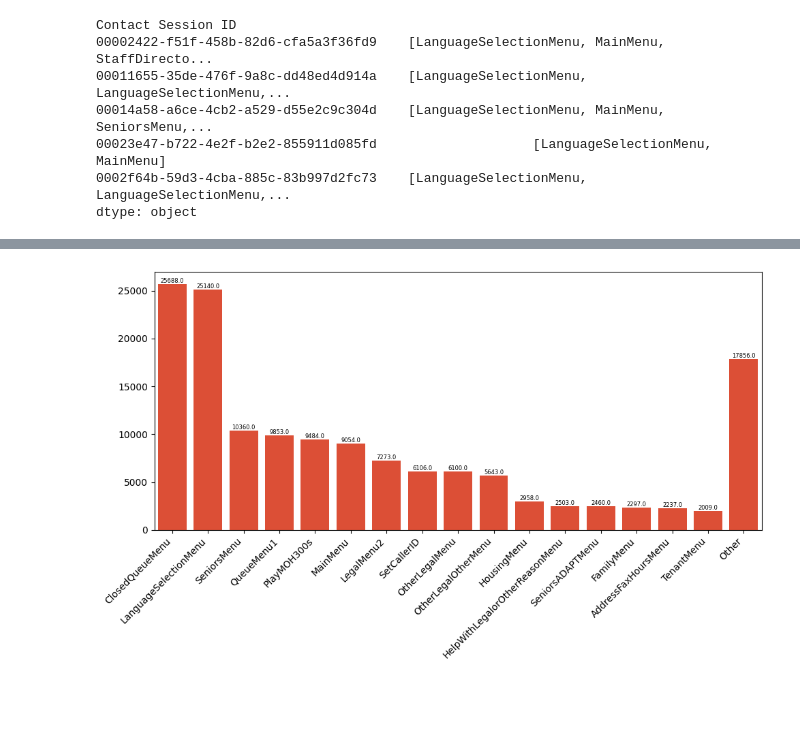
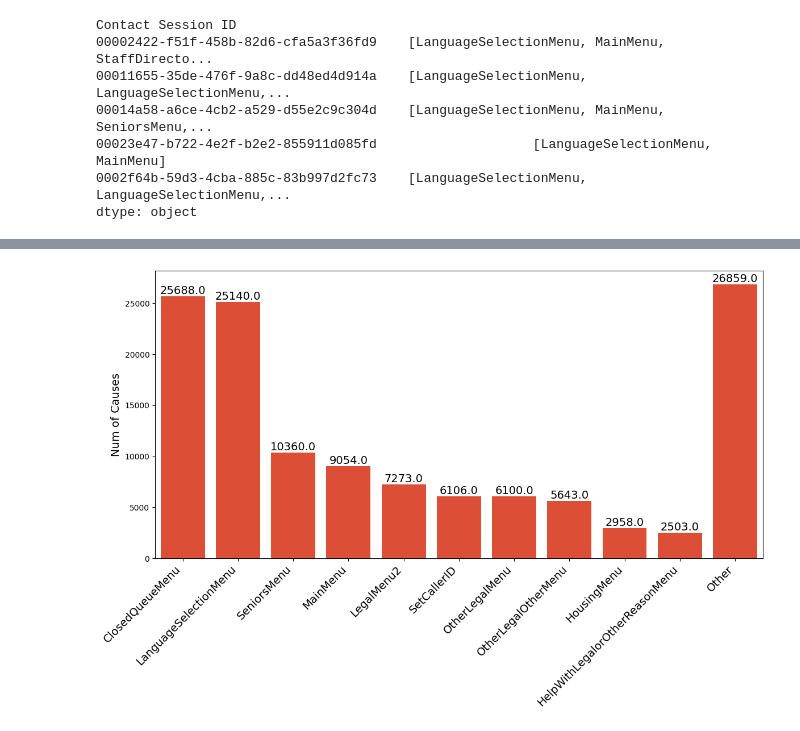
Before and after one commit to arvindkrishna87/STAT390_SP25_LegalAid, a Jupyter notebook: Manual improvements (redundancies)/Exploring Dataset.ipynb, the cells around one changed output, grey strips where cells are left out. Saved outputs shown, nothing was run; the diff lists cells and outputs as text; code cells hidden in the pictures; blank space fills up the shorter version.

```diff
--- a/Manual improvements (redundancies)/Exploring Dataset.ipynb
+++ b/Manual improvements (redundancies)/Exploring Dataset.ipynb
@@ -345,31 +309,15 @@ for x in repeat_act_causes:
 total_act_cause_count={key: value for key, value in total_act_cause_count.items() if value != 0}
 # %%
 total_act_cause_count=pd.Series(total_act_cause_count).sort_values(ascending=False)
-condensed_total_act_cause_count = total_act_cause_count[total_act_cause_count>=2000]
-condensed_total_act_cause_count=pd.concat([condensed_total_act_cause_count,pd.Series(total_act_cause_count[total_act_cause_count<2000].sum(),
+total_act_cause_count.drop(['PlayMOH300s','QueueMenu1'], inplace=True)
+
+condensed_total_act_cause_count = total_act_cause_count[total_act_cause_count>=2500]
+condensed_total_act_cause_count=pd.concat([condensed_total_act_cause_count,pd.Series(total_act_cause_count[total_act_cause_count<2500].sum(),
                                                                                      index=['Other'])])
-# %%
-plt.figure(figsize=(10, 6))
-ax=sns.barplot(condensed_total_act_cause_count, color='#f73c1b')
-for p in ax.patches:
-    height = p.get_height()
-    if not np.isnan(height) and height > 0:
-        ax.text(
-            p.get_x() + p.get_width() / 2,
-            height,
-            f'{height:.1f}',
-            ha='center',
-            va='bottom',
-            fontsize=6  # 👈 Smaller font size for numbers
-        )
-
-# Improve x-axis labels
-ax.set_xticklabels(ax.get_xticklabels(), rotation=45, ha='right')
-
-plt.tight_layout()
-plt.show()
-# %% [output]
-[figure, removed]
+# %%
+bar_graph(condensed_total_act_cause_count, 'Num of Causes')
+# %% [output]
+[figure, added]
 # %%
 #this function iterates through a list and find the number of times each value appears back to back
 def find_repeat_activities(l):
```
Also changed, not shown: parts of 44 cells of this notebook.
